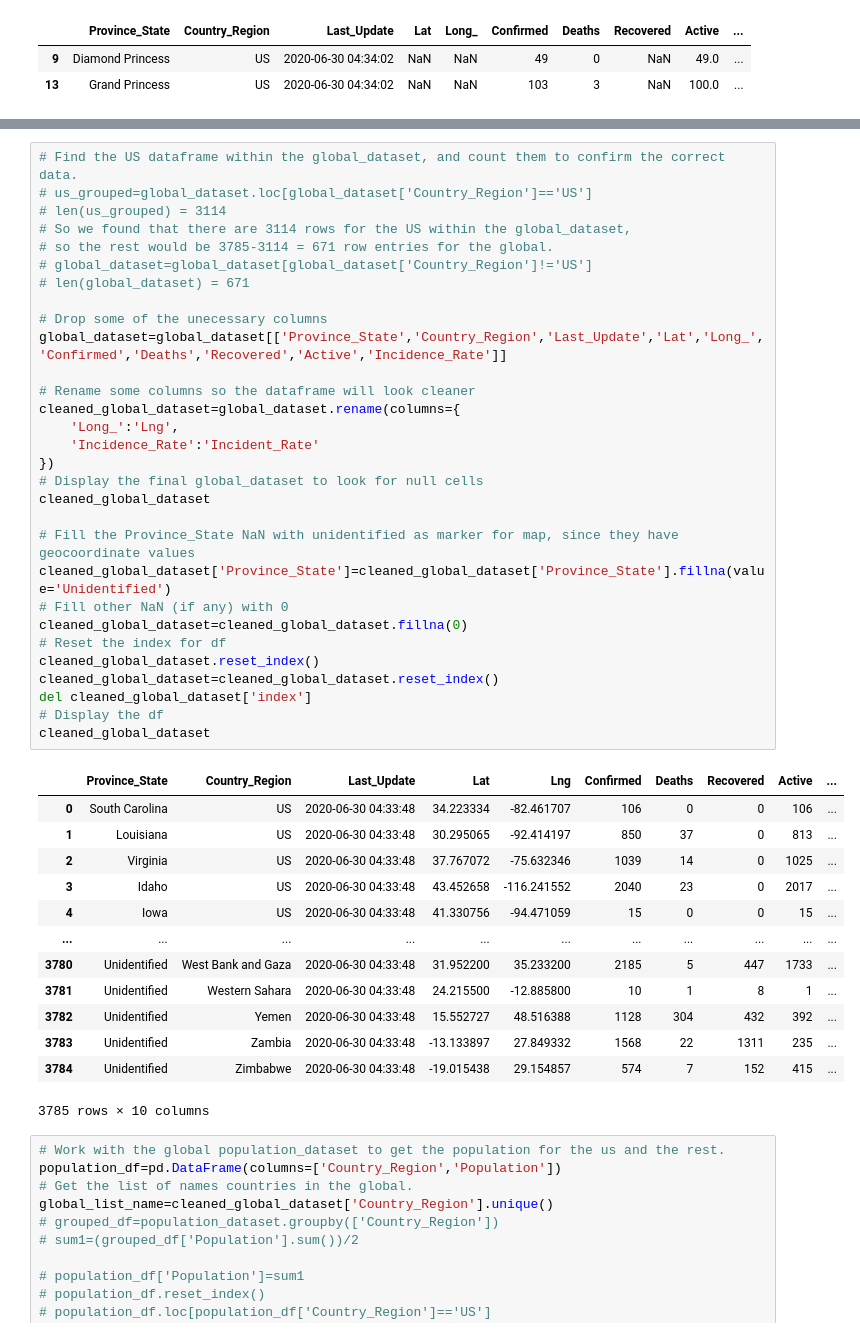
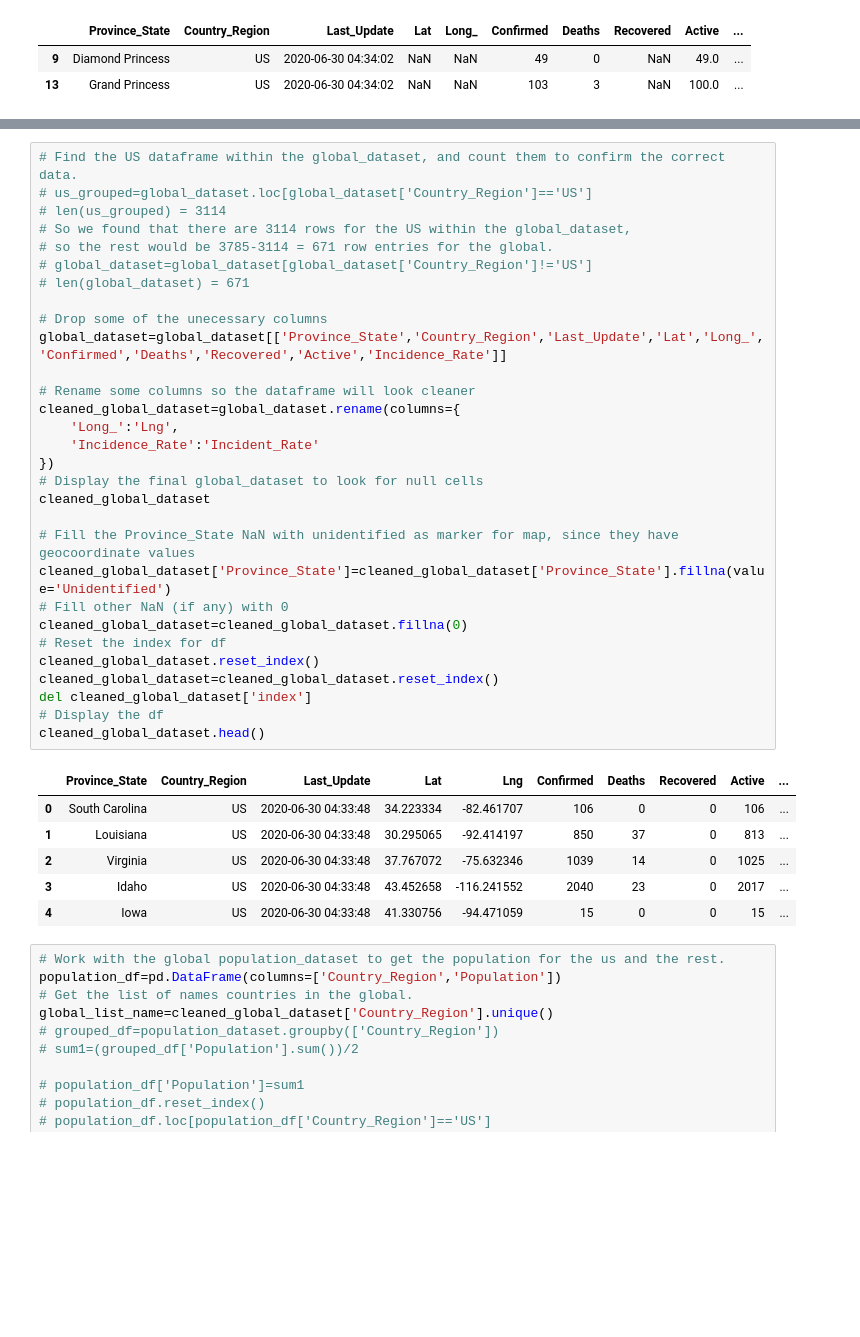
Before and after one commit to phuphan626/Group-4-Project-1, a Jupyter notebook: analysis/Covid-19-analysis.ipynb, the cells around one changed output, grey strips where cells are left out. Cells and saved outputs as stored; diff of their text form; blank space fills up the shorter version.

```diff
--- a/analysis/Covid-19-analysis.ipynb
+++ b/analysis/Covid-19-analysis.ipynb
@@ -115,41 +101,34 @@ global_dataset
 # global_dataset=global_dataset[global_dataset['Country_Region']!='US']
 # len(global_dataset) = 671
 
 # Drop some of the unecessary columns
 global_dataset=global_dataset[['Province_State','Country_Region','Last_Update','Lat','Long_','Confirmed','Deaths','Recovered','Active','Incidence_Rate']]
 
 # Rename some columns so the dataframe will look cleaner
 cleaned_global_dataset=global_dataset.rename(columns={
     'Long_':'Lng',
     'Incidence_Rate':'Incident_Rate'
 })
 # Display the final global_dataset to look for null cells
 cleaned_global_dataset
 
 # Fill the Province_State NaN with unidentified as marker for map, since they have geocoordinate values
 cleaned_global_dataset['Province_State']=cleaned_global_dataset['Province_State'].fillna(value='Unidentified')
 # Fill other NaN (if any) with 0
 cleaned_global_dataset=cleaned_global_dataset.fillna(0)
 # Reset the index for df
 cleaned_global_dataset.reset_index()
 cleaned_global_dataset=cleaned_global_dataset.reset_index()
 del cleaned_global_dataset['index']
 # Display the df
-cleaned_global_dataset
+cleaned_global_dataset.head()
 # %% [output]
 |  | Province_State | Country_Region | Last_Update | Lat | Lng | Confirmed | Deaths | Recovered | Active | ... |
 | 0 | South Carolina | US | 2020-06-30 04:33:48 | 34.223334 | -82.461707 | 106 | 0 | 0 | 106 | ... |
 | 1 | Louisiana | US | 2020-06-30 04:33:48 | 30.295065 | -92.414197 | 850 | 37 | 0 | 813 | ... |
 | 2 | Virginia | US | 2020-06-30 04:33:48 | 37.767072 | -75.632346 | 1039 | 14 | 0 | 1025 | ... |
 | 3 | Idaho | US | 2020-06-30 04:33:48 | 43.452658 | -116.241552 | 2040 | 23 | 0 | 2017 | ... |
 | 4 | Iowa | US | 2020-06-30 04:33:48 | 41.330756 | -94.471059 | 15 | 0 | 0 | 15 | ... |
-| ... | ... | ... | ... | ... | ... | ... | ... | ... | ... | ... |
-| 3780 | Unidentified | West Bank and Gaza | 2020-06-30 04:33:48 | 31.952200 | 35.233200 | 2185 | 5 | 447 | 1733 | ... |
-| 3781 | Unidentified | Western Sahara | 2020-06-30 04:33:48 | 24.215500 | -12.885800 | 10 | 1 | 8 | 1 | ... |
-| 3782 | Unidentified | Yemen | 2020-06-30 04:33:48 | 15.552727 | 48.516388 | 1128 | 304 | 432 | 392 | ... |
-| 3783 | Unidentified | Zambia | 2020-06-30 04:33:48 | -13.133897 | 27.849332 | 1568 | 22 | 1311 | 235 | ... |
-| 3784 | Unidentified | Zimbabwe | 2020-06-30 04:33:48 | -19.015438 | 29.154857 | 574 | 7 | 152 | 415 | ... |
-3785 rows × 10 columns
 # %%
 # Work with the global population_dataset to get the population for the us and the rest.
 population_df=pd.DataFrame(columns=['Country_Region','Population'])
```
Also changed, not shown: parts of 9 cells of this notebook.
